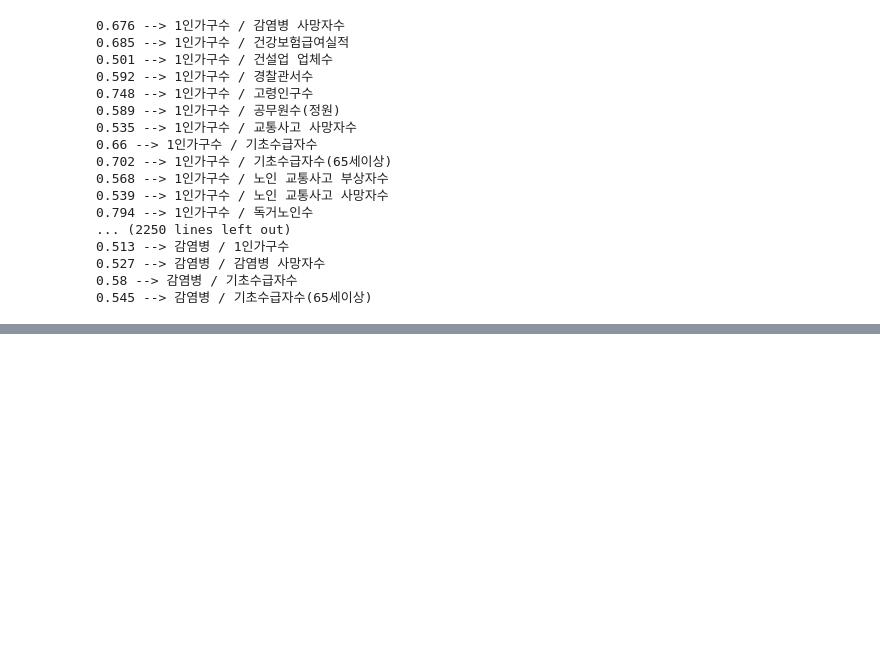
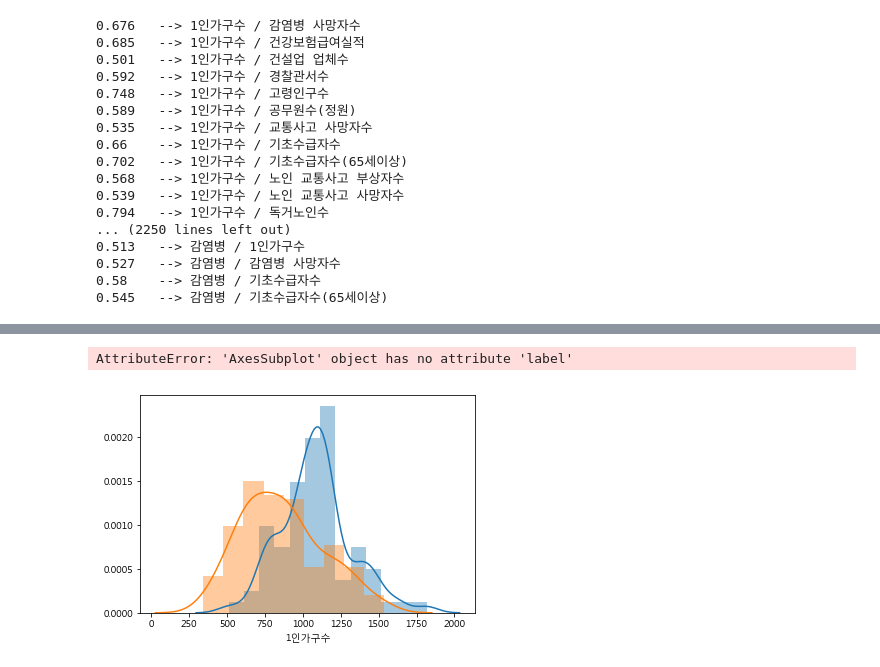
Before and after one commit to gloryle/ARTISTS, a Jupyter notebook: 1118_jy_변수선택_시군구.ipynb, the cells around one changed output, grey strips where cells are left out. Cells and saved outputs as stored; diff of their text form; code cells hidden in the pictures; blank space fills up the shorter version.

```diff
--- a/1118_jy_변수선택_시군구.ipynb
+++ b/1118_jy_변수선택_시군구.ipynb
@@ -268,0 +308,7 @@ for i in range(len(corr_df)):
+# %%
+ax = sns.distplot(sigungu.loc[sigungu.자살==1]['1인가구수'], label=['위험군'])
+ax = sns.distplot(sigungu.loc[sigungu.자살==0]['1인가구수'], label=['안전지역'])
+ax.label
+# %% [output]
+AttributeError: 'AxesSubplot' object has no attribute 'label'
+[figure, added]
```
Also changed, not shown: parts of 16 cells of this notebook.
